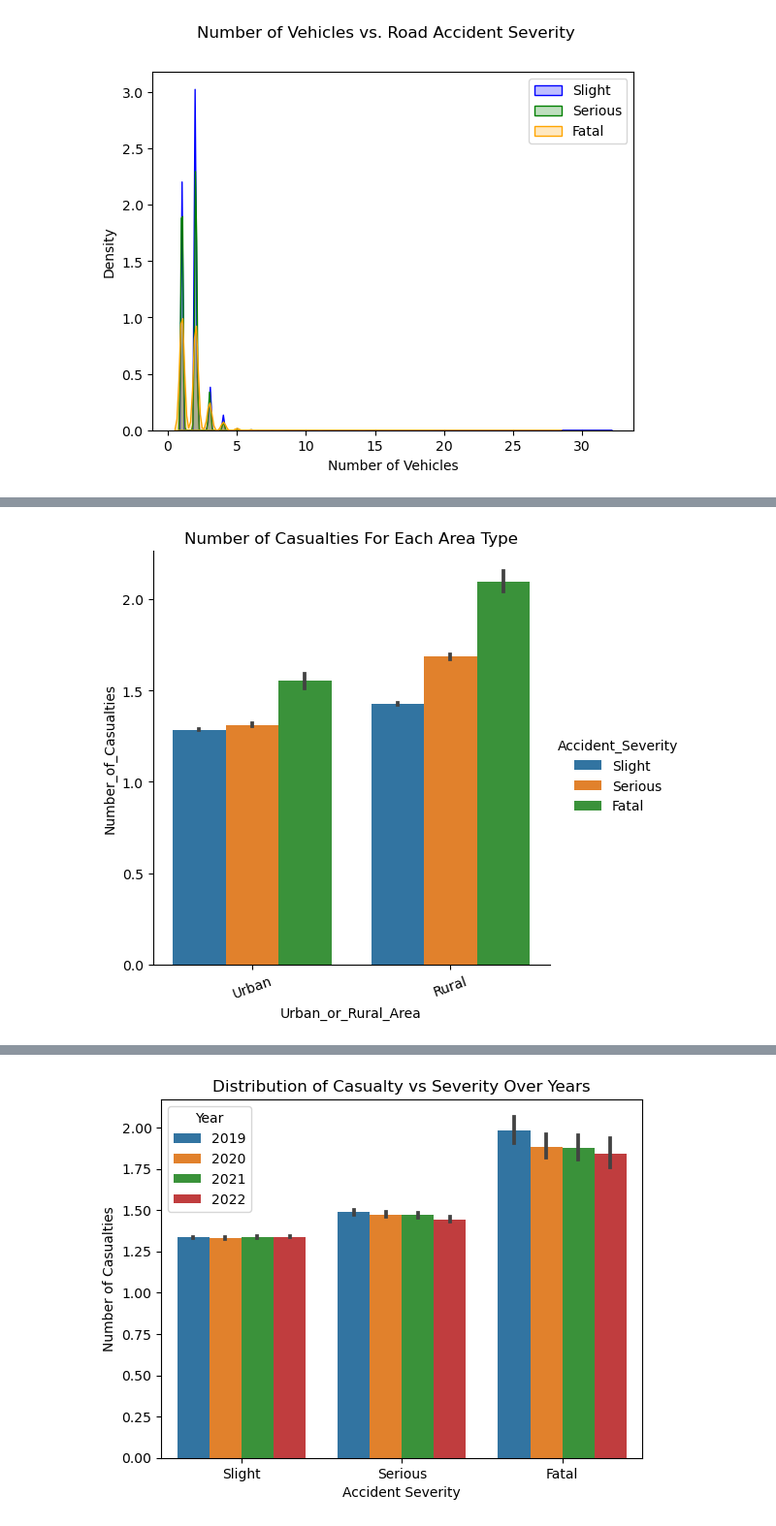
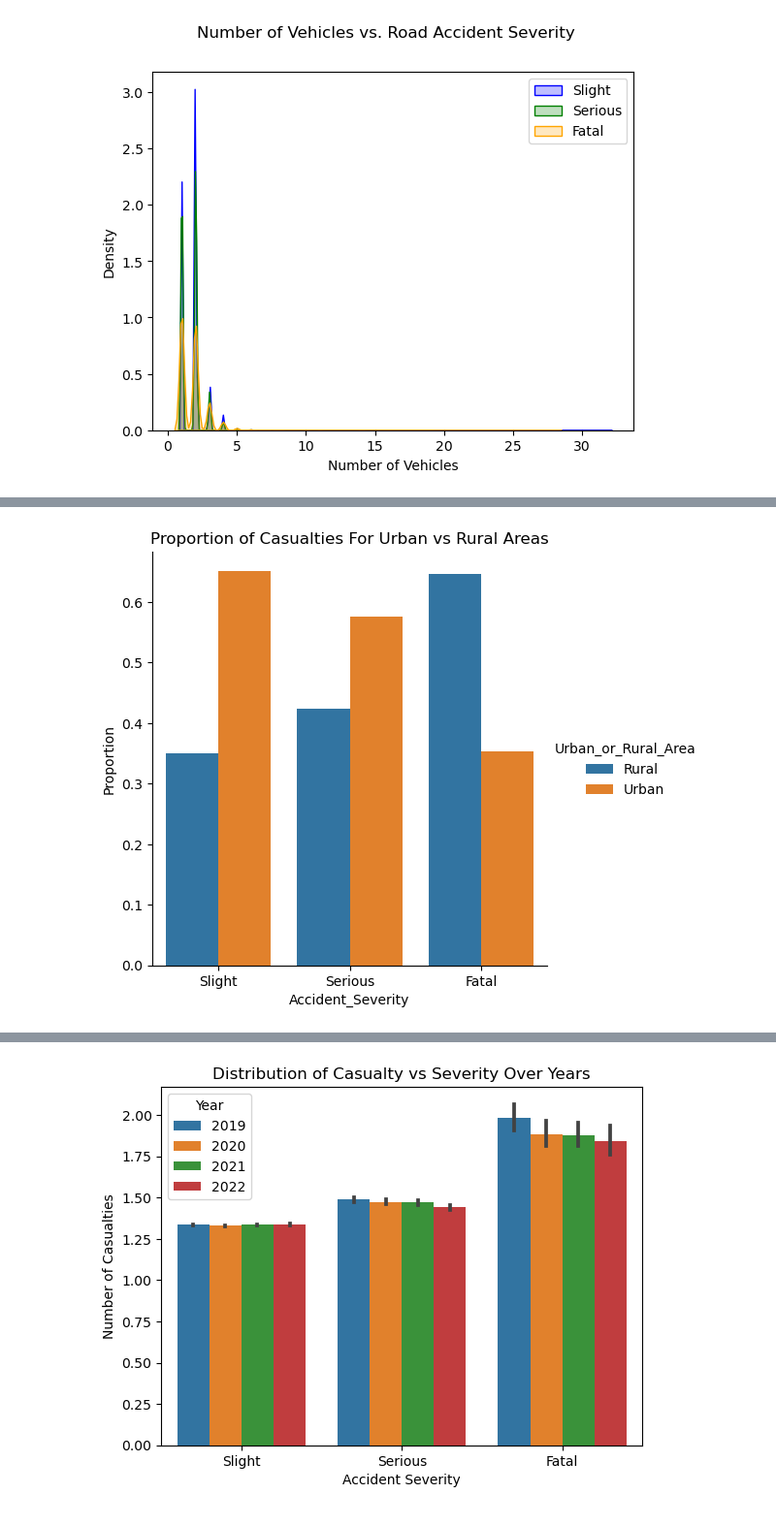
Before and after one commit to lukelin15/DSC148-Proj, a Jupyter notebook: Data_Cleaning_and_EDA.ipynb, the cells around one changed output, grey strips where cells are left out. Shown at 97% size. Saved outputs shown, nothing was run; the diff lists cells and outputs as text; code cells hidden in the pictures.

```diff
--- a/Data_Cleaning_and_EDA.ipynb
+++ b/Data_Cleaning_and_EDA.ipynb
@@ -254,8 +279,15 @@ plt.show()
-# %%
-sns.catplot(data=accident_copy, x="Urban_or_Rural_Area", y="Number_of_Casualties",
-            hue='Accident_Severity', hue_order=['Slight', 'Serious', 'Fatal'], kind="bar")
-plt.xticks(rotation=20)
-plt.title('Number of Casualties For Each Area Type')
-plt.show()
-# %% [output]
-[figure, removed]
+# %%
+x,y = 'Accident_Severity', 'Urban_or_Rural_Area'
+
+(accident_copy
+.groupby(x)[y]
+.value_counts(normalize=True)
+.rename('Proportion')
+.reset_index()
+.pipe((sns.catplot,'data'), x=x,y='Proportion',
+      hue=y,kind='bar', order=['Slight', 'Serious', 'Fatal']))
+
+plt.title('Proportion of Casualties For Urban vs Rural Areas')
+plt.show()
+# %% [output]
+[figure, added]
```
Also changed, not shown: parts of 16 cells of this notebook.
